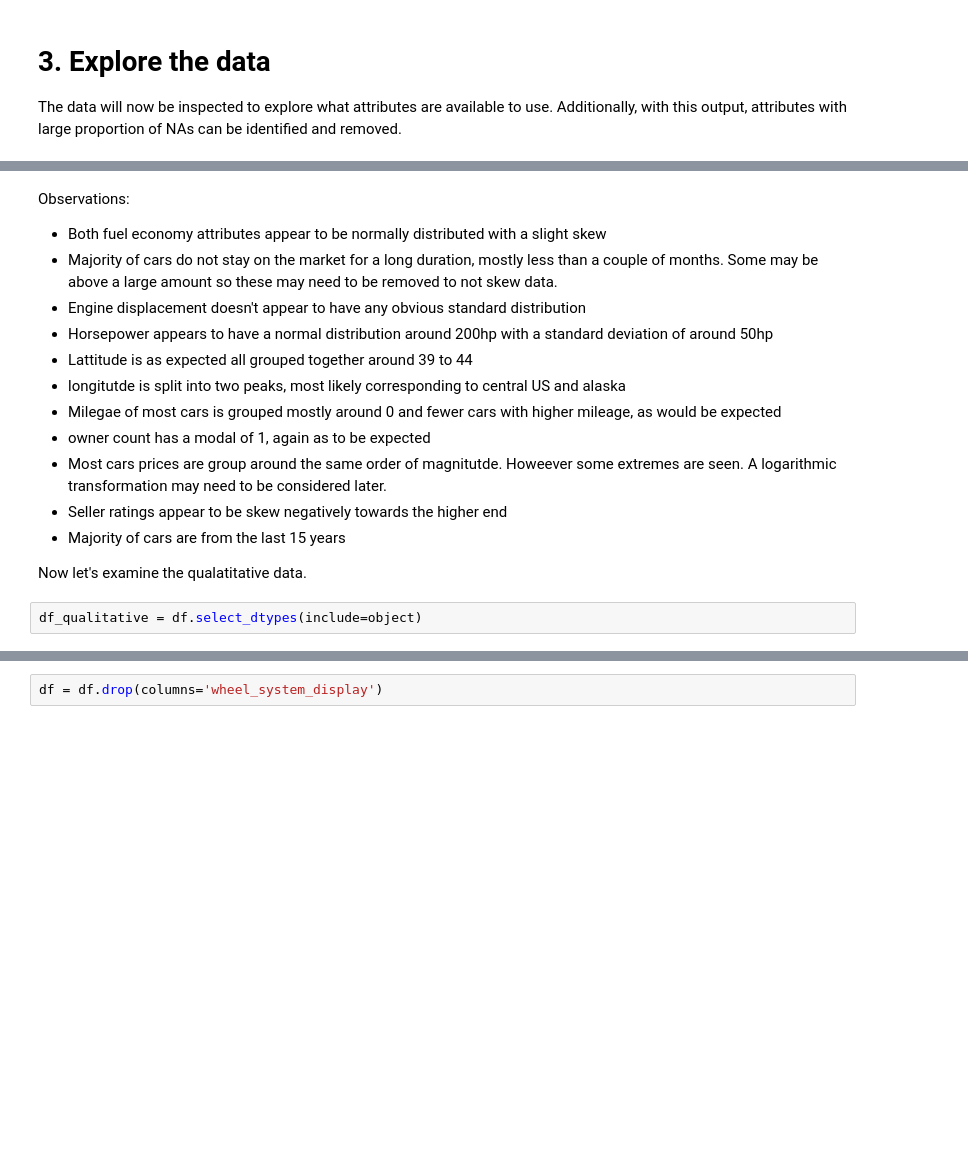
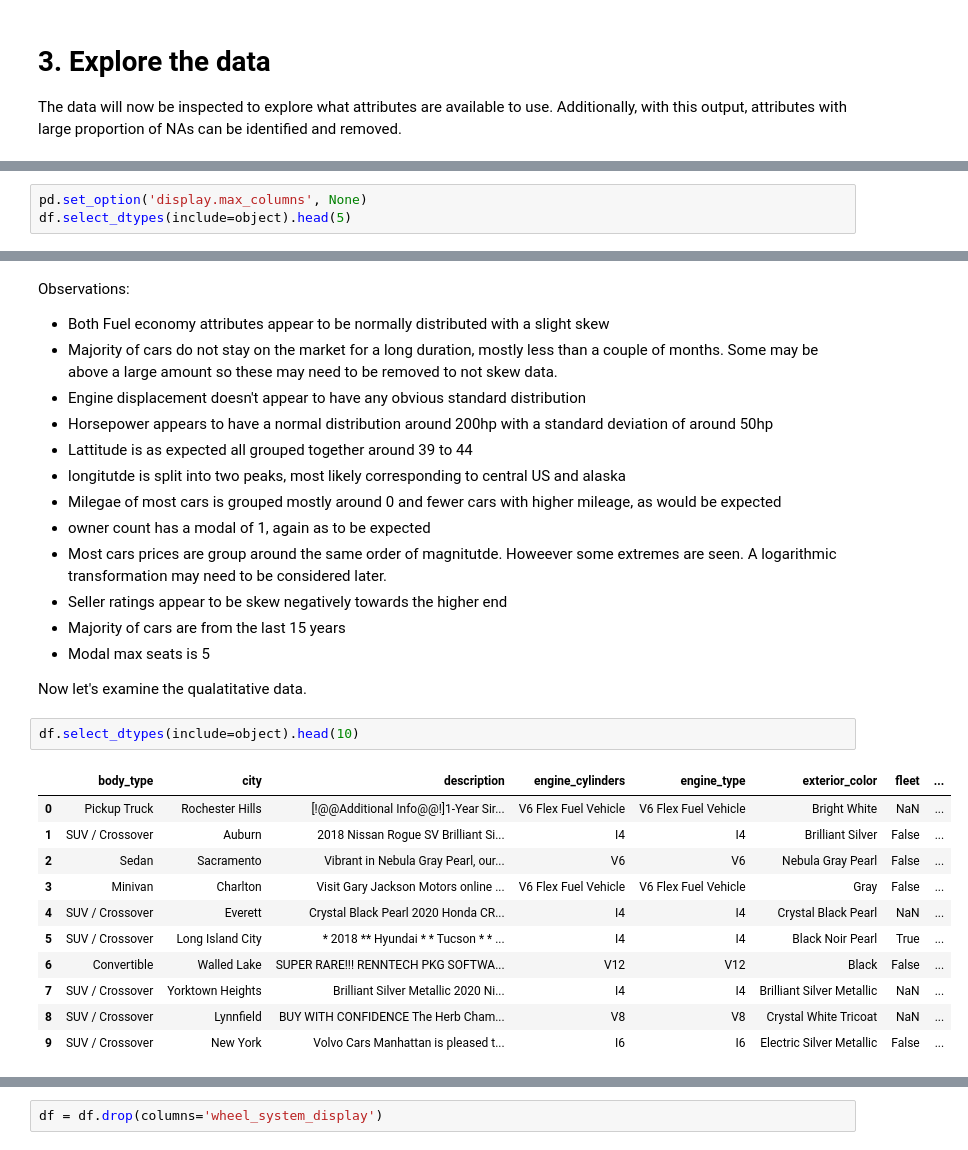
Before and after one commit to johnb-h/Car-Dataset-EDA-and-Prediction-Model, a Jupyter notebook: ID5059_run_script.ipynb, the cells around one changed output, grey strips where cells are left out. Cells and saved outputs as stored; diff of their text form; blank space fills up the shorter version.

```diff
--- a/ID5059_run_script.ipynb
+++ b/ID5059_run_script.ipynb
@@ -93,0 +144,3 @@ df = df.drop(columns=df.keys()[df.count() / len(df.index) < 0.2])
+# %%
+pd.set_option('display.max_columns', None)
+df.select_dtypes(include=object).head(5)
@@ -105,6 +199,6 @@ mpl.show()
 # %% [markdown]
 Observations:
-- Both fuel economy attributes appear to be normally distributed with a slight skew
+- Both Fuel economy attributes appear to be normally distributed with a slight skew
 - Majority of cars do not stay on the market for a long duration, mostly less than a couple of months. Some may be above a large amount so these may need to be removed to not skew data.
 - Engine displacement doesn't appear to have any obvious standard distribution
 - Horsepower appears to have a normal distribution around 200hp with a standard deviation of around 50hp
@@ -115,7 +209,20 @@ Observations:
 - Most cars prices are group around the same order of magnitutde. Howeever some extremes are seen. A logarithmic transformation may need to be considered later.
 - Seller ratings appear to be skew negatively towards the higher end
 - Majority of cars are from the last 15 years
+- Modal max seats is 5
 
 Now let's examine the qualatitative data.
 # %%
-df_qualitative = df.select_dtypes(include=object)
+df.select_dtypes(include=object).head(10)
+# %% [output]
+|  | body_type | city | description | engine_cylinders | engine_type | exterior_color | fleet | ... |
+| 0 | Pickup Truck | Rochester Hills | [!@@Additional Info@@!]1-Year Sir... | V6 Flex Fuel Vehicle | V6 Flex Fuel Vehicle | Bright White | NaN | ... |
+| 1 | SUV / Crossover | Auburn | 2018 Nissan Rogue SV Brilliant Si... | I4 | I4 | Brilliant Silver | False | ... |
+| 2 | Sedan | Sacramento | Vibrant in Nebula Gray Pearl, our... | V6 | V6 | Nebula Gray Pearl | False | ... |
+| 3 | Minivan | Charlton | Visit Gary Jackson Motors online ... | V6 Flex Fuel Vehicle | V6 Flex Fuel Vehicle | Gray | False | ... |
+| 4 | SUV / Crossover | Everett | Crystal Black Pearl 2020 Honda CR... | I4 | I4 | Crystal Black Pearl | NaN | ... |
+| 5 | SUV / Crossover | Long Island City | * 2018 ** Hyundai * * Tucson * * ... | I4 | I4 | Black Noir Pearl | True | ... |
+| 6 | Convertible | Walled Lake | SUPER RARE!!! RENNTECH PKG SOFTWA... | V12 | V12 | Black | False | ... |
+| 7 | SUV / Crossover | Yorktown Heights | Brilliant Silver Metallic 2020 Ni... | I4 | I4 | Brilliant Silver Metallic | NaN | ... |
+| 8 | SUV / Crossover | Lynnfield | BUY WITH CONFIDENCE The Herb Cham... | V8 | V8 | Crystal White Tricoat | NaN | ... |
+| 9 | SUV / Crossover | New York | Volvo Cars Manhattan is pleased t... | I6 | I6 | Electric Silver Metallic | False | ... |
```
Also changed, not shown: parts of 65 cells of this notebook.
